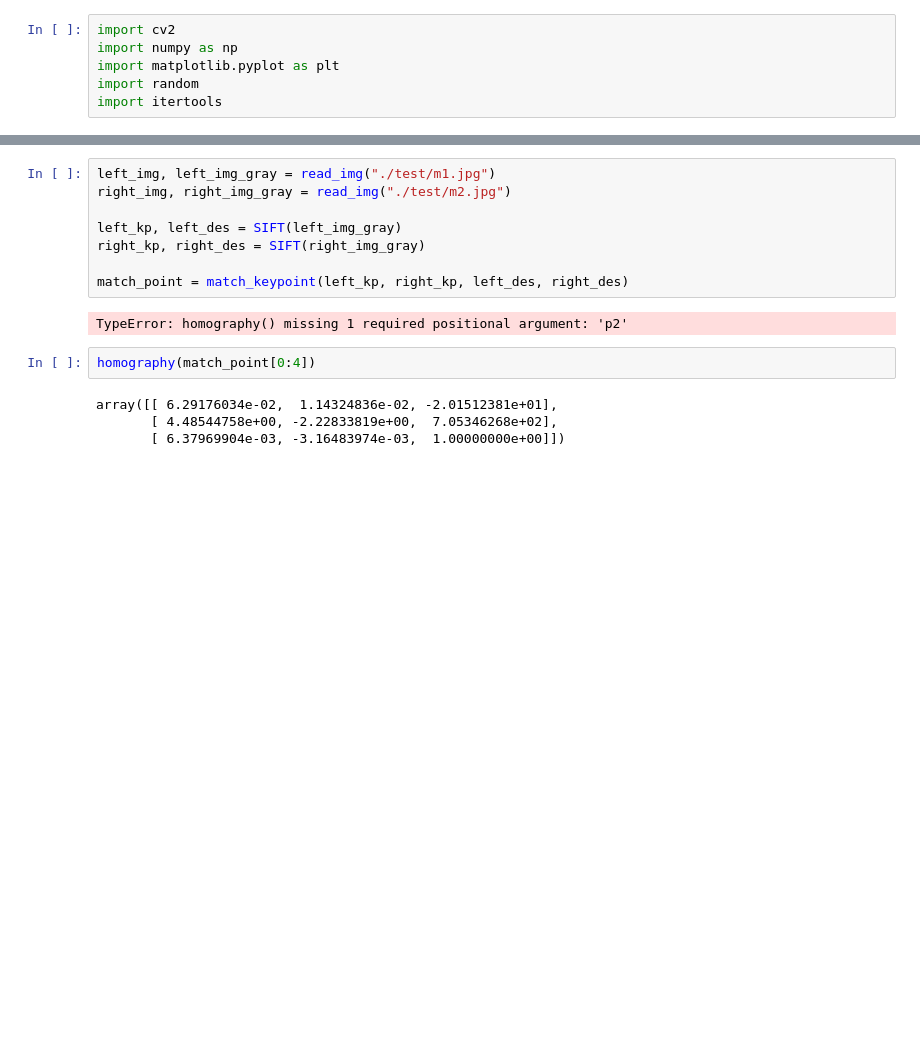
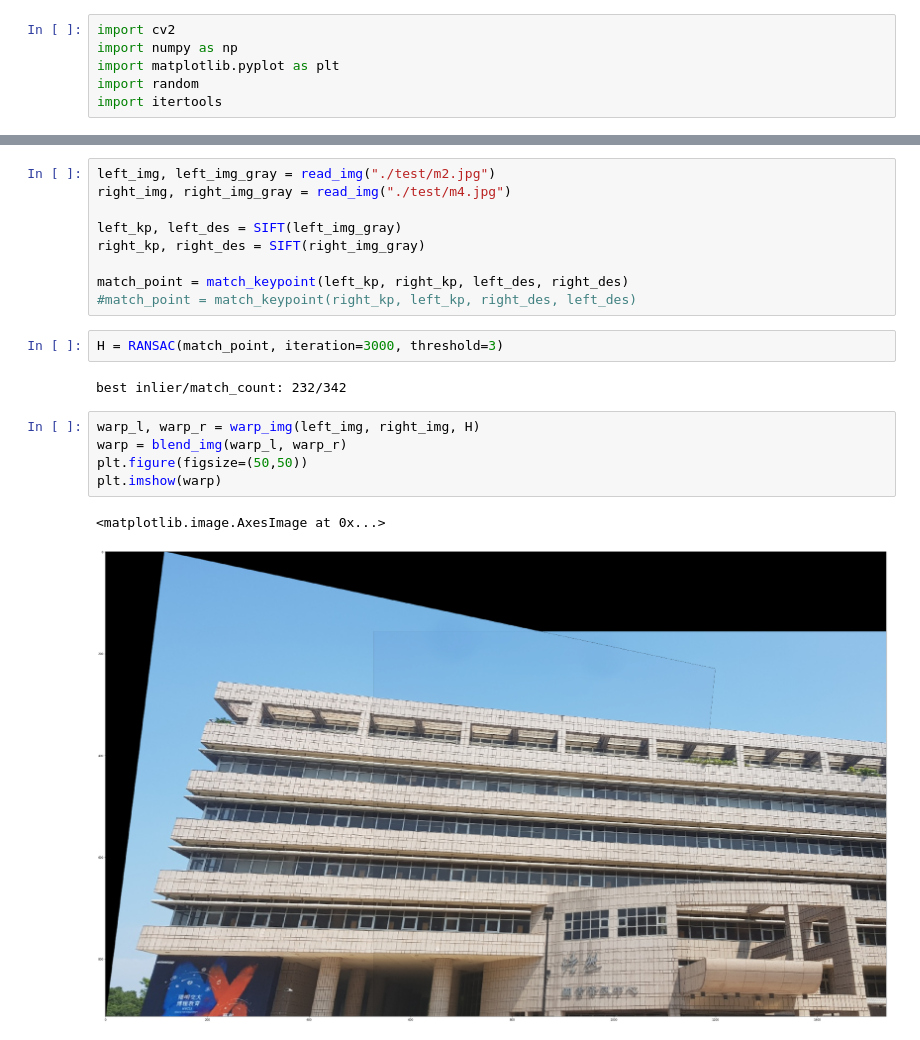
Before and after one commit to yogada508/Computer-vision, a Jupyter notebook: HW2/HW2.ipynb, the cells around one changed output, grey strips where cells are left out. Saved outputs shown, nothing was run; the diff lists cells and outputs as text; blank space fills up the shorter version.

Commit message:
finish 2 image stitching

```diff
--- a/HW2/HW2.ipynb
+++ b/HW2/HW2.ipynb
@@ -127,16 +187,21 @@ array([[[226, 171, 114],
 # %%
-left_img, left_img_gray = read_img("./test/m1.jpg")
-right_img, right_img_gray = read_img("./test/m2.jpg")
+left_img, left_img_gray = read_img("./test/m2.jpg")
+right_img, right_img_gray = read_img("./test/m4.jpg")
 
 left_kp, left_des = SIFT(left_img_gray)
 right_kp, right_des = SIFT(right_img_gray)
 
 match_point = match_keypoint(left_kp, right_kp, left_des, right_des)
+#match_point = match_keypoint(right_kp, left_kp, right_des, left_des)
-# %% [output]
-TypeError: homography() missing 1 required positional argument: 'p2'
-# %%
-homography(match_point[0:4])
-# %% [output]
-array([[ 6.29176034e-02,  1.14324836e-02, -2.01512381e+01],
-       [ 4.48544758e+00, -2.22833819e+00,  7.05346268e+02],
-       [ 6.37969904e-03, -3.16483974e-03,  1.00000000e+00]])
+# %%
+H = RANSAC(match_point, iteration=3000, threshold=3)
+# %% [output]
+best inlier/match_count: 232/342
+# %%
+warp_l, warp_r = warp_img(left_img, right_img, H)
+warp = blend_img(warp_l, warp_r)
+plt.figure(figsize=(50,50))
+plt.imshow(warp)
+# %% [output]
+<matplotlib.image.AxesImage at 0x...>
+[figure, added]
```
Also changed, not shown: parts of 4 cells of this notebook.
